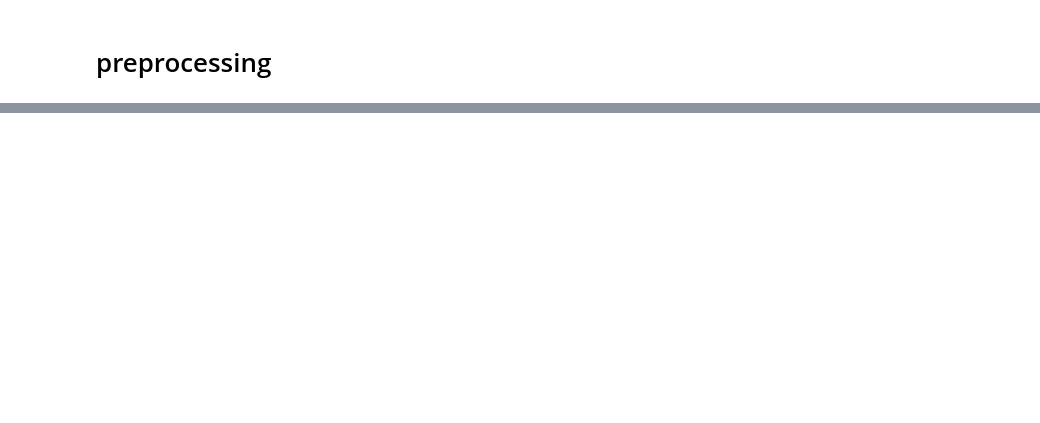
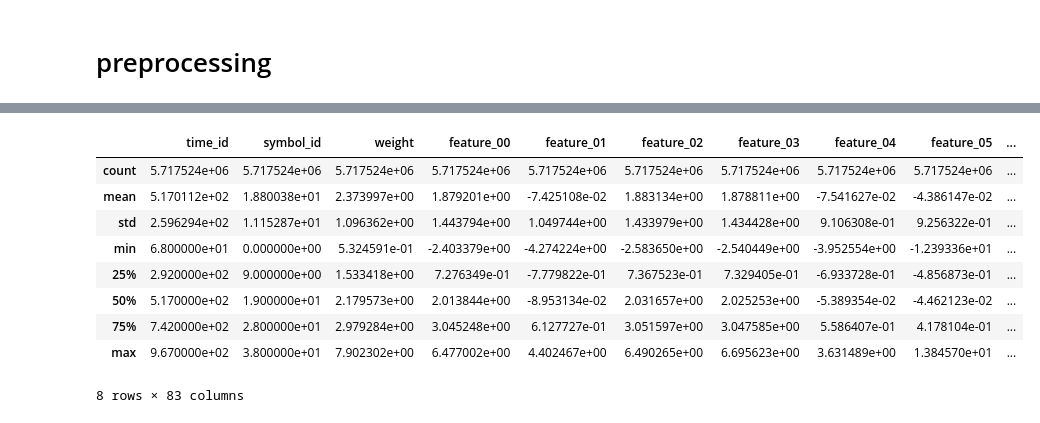
Before and after one commit to vincent05r/stock_data, a Jupyter notebook: janst_dataset.ipynb, the cells around one changed output, grey strips where cells are left out. Drawn from its saved outputs; the diff is of its cells as text; code cells hidden in the pictures; blank space fills up the shorter version.

```diff
--- a/janst_dataset.ipynb
+++ b/janst_dataset.ipynb
@@ -77 +73,14 @@ df.head()
 5 rows × 83 columns
+# %%
+df.describe()
+# %% [output]
+|  | time_id | symbol_id | weight | feature_00 | feature_01 | feature_02 | feature_03 | feature_04 | feature_05 | ... |
+| count | 5.717524e+06 | 5.717524e+06 | 5.717524e+06 | 5.717524e+06 | 5.717524e+06 | 5.717524e+06 | 5.717524e+06 | 5.717524e+06 | 5.717524e+06 | ... |
+| mean | 5.170112e+02 | 1.880038e+01 | 2.373997e+00 | 1.879201e+00 | -7.425108e-02 | 1.883134e+00 | 1.878811e+00 | -7.541627e-02 | -4.386147e-02 | ... |
+| std | 2.596294e+02 | 1.115287e+01 | 1.096362e+00 | 1.443794e+00 | 1.049744e+00 | 1.433979e+00 | 1.434428e+00 | 9.106308e-01 | 9.256322e-01 | ... |
+| min | 6.800000e+01 | 0.000000e+00 | 5.324591e-01 | -2.403379e+00 | -4.274224e+00 | -2.583650e+00 | -2.540449e+00 | -3.952554e+00 | -1.239336e+01 | ... |
+| 25% | 2.920000e+02 | 9.000000e+00 | 1.533418e+00 | 7.276349e-01 | -7.779822e-01 | 7.367523e-01 | 7.329405e-01 | -6.933728e-01 | -4.856873e-01 | ... |
+| 50% | 5.170000e+02 | 1.900000e+01 | 2.179573e+00 | 2.013844e+00 | -8.953134e-02 | 2.031657e+00 | 2.025253e+00 | -5.389354e-02 | -4.462123e-02 | ... |
+| 75% | 7.420000e+02 | 2.800000e+01 | 2.979284e+00 | 3.045248e+00 | 6.127727e-01 | 3.051597e+00 | 3.047585e+00 | 5.586407e-01 | 4.178104e-01 | ... |
+| max | 9.670000e+02 | 3.800000e+01 | 7.902302e+00 | 6.477002e+00 | 4.402467e+00 | 6.490265e+00 | 6.695623e+00 | 3.631489e+00 | 1.384570e+01 | ... |
+8 rows × 83 columns
```
Also changed, not shown: parts of 13 cells of this notebook.
